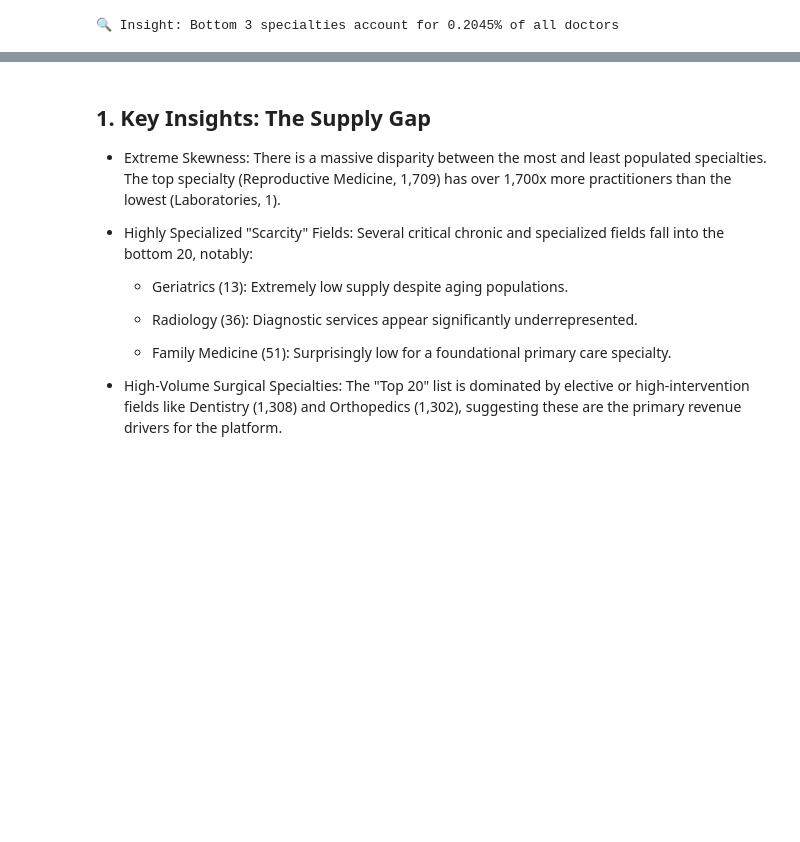
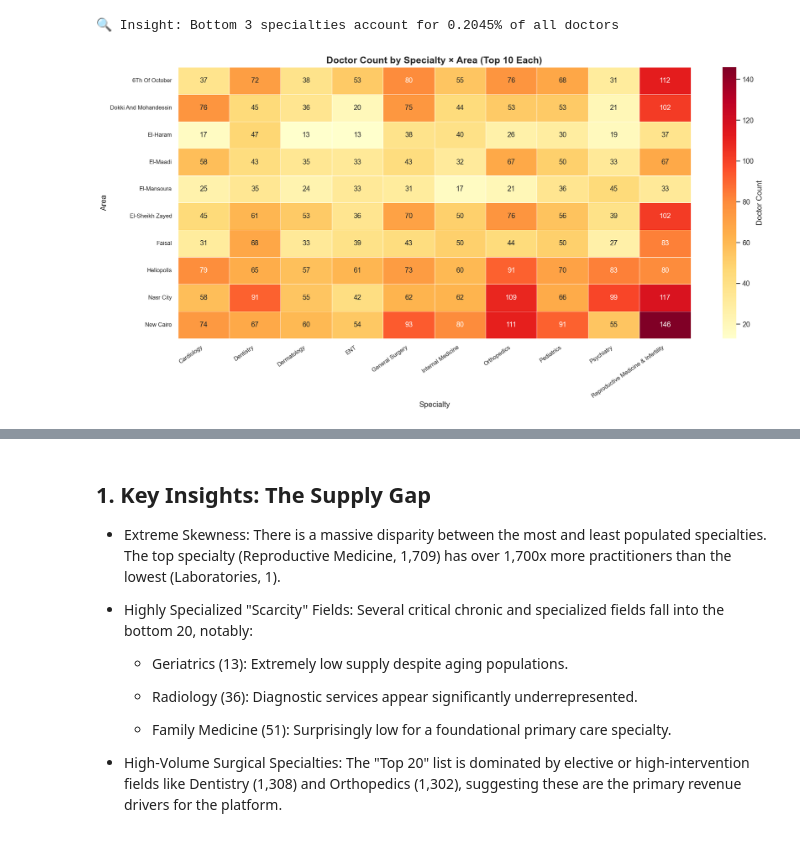
Before and after one commit to amr10w/vezeeta-pulse, a Jupyter notebook: analysis/vezeeta_project_analysis.ipynb, the cells around one changed output, grey strips where cells are left out. Saved outputs shown, nothing was run; the diff lists cells and outputs as text; code cells hidden in the pictures; blank space fills up the shorter version.

```diff
--- a/analysis/vezeeta_project_analysis.ipynb
+++ b/analysis/vezeeta_project_analysis.ipynb
@@ -141,3 +150,83 @@ print('\n🔍 Insight: Bottom 3 specialties account for',
 # %% [output]
 [figure]
 🔍 Insight: Bottom 3 specialties account for 0.2045% of all doctors
+# %%
+top10_areas = df['address'].value_counts().head(10).index
+top10_specs = df['Speciality'].value_counts().head(10).index
+
+heat_count = (
+    df[df['address'].isin(top10_areas) & df['Speciality'].isin(top10_specs)]
+    .groupby(['address', 'Speciality'])['name']
+    .count()
+    .unstack(fill_value=0)
+)
+
+fig, ax = plt.subplots(figsize=(16, 8))
+sns.heatmap(heat_count, annot=True, fmt='d', cmap='YlOrRd',
+            linewidths=0.5, ax=ax, cbar_kws={'label': 'Doctor Count'})
+ax.set_title('Doctor Count by Specialty × Area (Top 10 Each)', fontsize=15, fontweight='bold')
+ax.set_xlabel('Specialty', fontsize=12)
+ax.set_ylabel('Area', fontsize=12)
+plt.xticks(rotation=35, ha='right', fontsize=9)
+plt.yticks(fontsize=9)
+plt.tight_layout()
+plt.show()
+
+print('\n💡 Insight: Darker cells = higher doctor concentration for that specialty in that area.')
+print('   This helps identify which areas are well-served vs. underserved per specialty.')
+
+
+# ── 1.2 Grouped Bar Chart: Top 5 Specialties across Top 8 Areas
+top5_specs = df['Speciality'].value_counts().head(5).index
+top8_areas = df['address'].value_counts().head(8).index
+
+grouped_df = (
+    df[df['address'].isin(top8_areas) & df['Speciality'].isin(top5_specs)]
+    .groupby(['address', 'Speciality'])['name']
+    .count()
+    .reset_index()
+    .rename(columns={'name': 'doctor_count'})
+)
+
+fig = px.bar(
+    grouped_df,
+    x='address', y='doctor_count', color='Speciality',
+    barmode='group',
+    title='Doctor Count: Top 5 Specialties across Top 8 Areas',
+    labels={'address': 'Area', 'doctor_count': 'Number of Doctors', 'Speciality': 'Specialty'},
+    color_discrete_sequence=px.colors.qualitative.Set2,
+    height=550
+)
+fig.update_layout(xaxis_tickangle=-30, legend=dict(font=dict(size=10)))
+fig.show()
+
+print('\n💡 Insight: Compare how each area distributes its doctors across the most popular specialties.')
+
+
+# ── 1.3 Treemap: Specialty + Area Doctor Distribution
+top8_areas = df['address'].value_counts().head(8).index
+top8_specs = df['Speciality'].value_counts().head(8).index
+
+tree_df = (
+    df[df['address'].isin(top8_areas) & df['Speciality'].isin(top8_specs)]
+    .groupby(['address', 'Speciality'])['name']
+    .count()
+    .reset_index()
+    .rename(columns={'name': 'doctor_count'})
+)
+
+fig = px.treemap(
+    tree_df,
+    path=['address', 'Speciality'],
+    values='doctor_count',
+    title='Doctor Distribution: Area → Specialty (Treemap)',
+    color='doctor_count',
+    color_continuous_scale='Blues',
+    height=600
+)
+fig.update_traces(textinfo='label+value')
+fig.show()
+
+print('\n💡 Insight: Larger blocks = more doctors. Drill into any area to see its specialty breakdown.')
+# %% [output]
+[figure, added]
```
Also changed, not shown: parts of 8 cells of this notebook.
